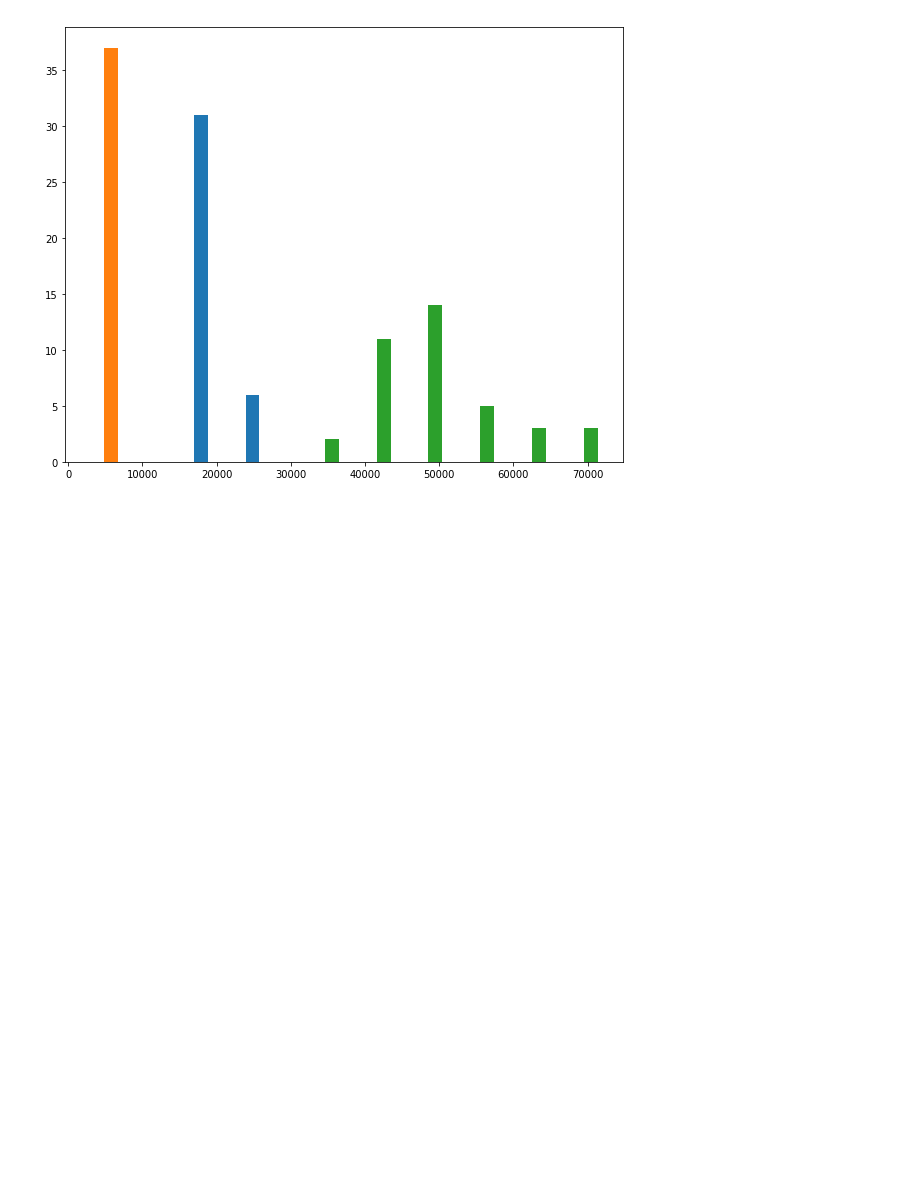
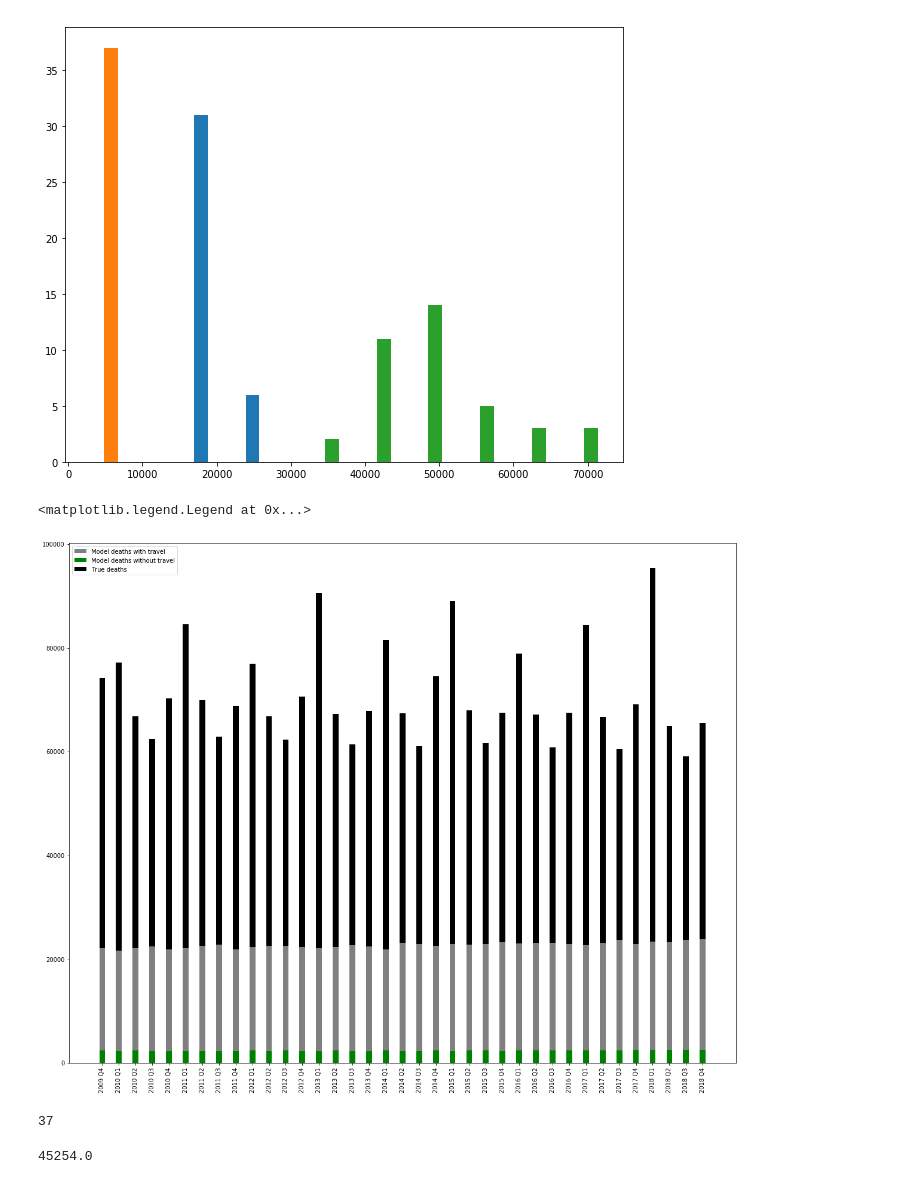
Before and after one commit to klepikhina/CSCI5352-AirTravelInfluenza, a Jupyter notebook: Code/deaths_histogram.ipynb, the cells around one changed output. Drawn from its saved outputs; the diff is of its cells as text; code cells hidden in the pictures; blank space fills up the shorter version.

Commit message:
changed simulation and tried to make some histograms

```diff
--- a/Code/deaths_histogram.ipynb
+++ b/Code/deaths_histogram.ipynb
@@ -117,3 +117,38 @@ z = grouped['DeathsFromPneumoniaAndInfluenza']
 n, bins, patches = plt.hist([x, y, z])
 # %% [output]
 [figure]
+# %%
+plt.figure(figsize=[20,16])
+ind = np.arange(37)
+width = 0.35
+p1 = plt.bar(ind, deaths_travel_2['total_deaths'], width,
+             bottom=deaths_no_travel['total_deaths'], color='grey')
+p2 = plt.bar(ind, deaths_no_travel['total_deaths'], width, color='green')
+#              bottom=menMeans, yerr=womenStd)
+p3 = plt.bar(ind, grouped['DeathsFromPneumoniaAndInfluenza'][:-1], width,
+             bottom=deaths_travel_2['total_deaths'], color='black')
+
+plt.xticks(ind, ('2009 Q4',
+                '2010 Q1', '2010 Q2', '2010 Q3', '2010 Q4',
+                '2011 Q1', '2011 Q2', '2011 Q3', '2011 Q4',
+                '2012 Q1', '2012 Q2', '2012 Q3', '2012 Q4',
+                '2013 Q1', '2013 Q2', '2013 Q3', '2013 Q4',
+                '2014 Q1', '2014 Q2', '2014 Q3', '2014 Q4',
+                '2015 Q1', '2015 Q2', '2015 Q3', '2015 Q4',
+                '2016 Q1', '2016 Q2', '2016 Q3', '2016 Q4',
+                '2017 Q1', '2017 Q2', '2017 Q3', '2017 Q4',
+                '2018 Q1', '2018 Q2', '2018 Q3', '2018 Q4'), rotation=90)
+# plt.yticks(np.arange(0, 81, 10))
+# plt.xticks(rotation=70)
+plt.legend((p1[0], p2[0], p3[0]), ('Model deaths with travel', 'Model deaths without travel', 'True deaths'))
+# %% [output]
+<matplotlib.legend.Legend at 0x...>
+[figure, added]
+# %%
+len(grouped['DeathsFromPneumoniaAndInfluenza'][:-1])
+# %% [output]
+37
+# %%
+grouped['DeathsFromPneumoniaAndInfluenza'][-1]
+# %% [output]
+45254.0
```
